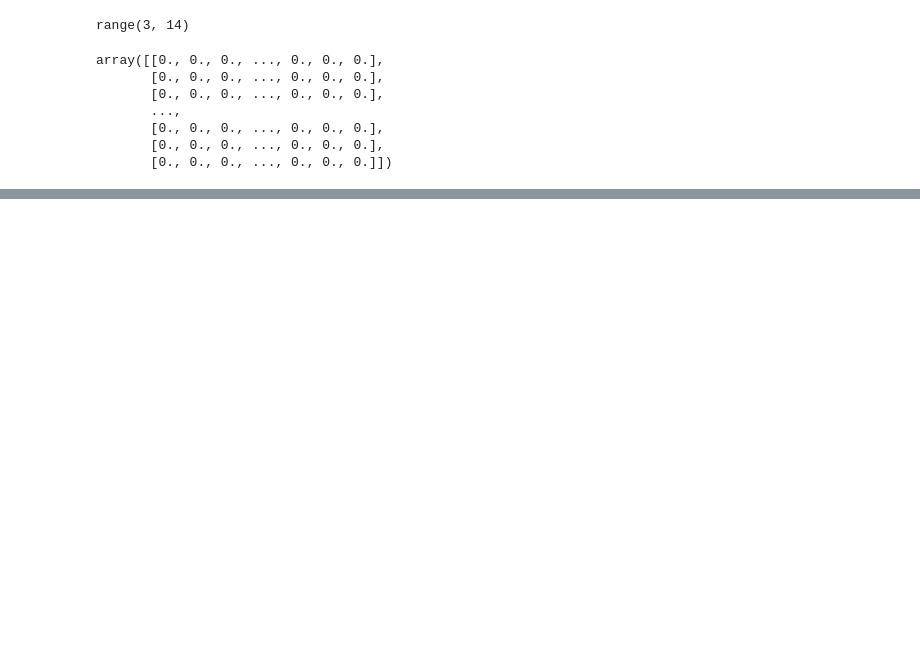
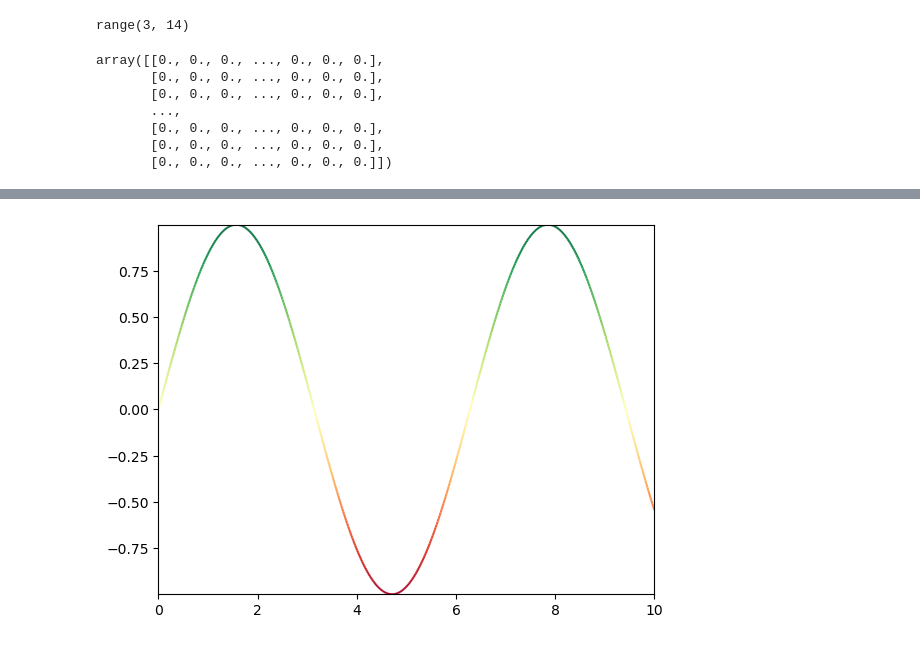
Before and after one commit to jamesterryxu/oklahoma-wind-turbine, a Jupyter notebook: python/das-eda.ipynb, the cells around one changed output, grey strips where cells are left out. Drawn from its saved outputs; the diff is of its cells as text; code cells hidden in the pictures; blank space fills up the shorter version.

```diff
--- a/python/das-eda.ipynb
+++ b/python/das-eda.ipynb
@@ -129,0 +133,33 @@ testing.plotting_all_phases(channel=38)
+# %%
+import numpy as np
+import matplotlib.pyplot as plt
+from matplotlib.collections import LineCollection
+
+# Generate some data
+time = np.linspace(0, 10, 500)
+time_series = np.sin(time)
+
+# Create a set of line segments
+points = np.array([time, time_series]).T.reshape(-1, 1, 2)
+segments = np.concatenate([points[:-1], points[1:]], axis=1)
+
+# Calculate color values
+cmap = plt.get_cmap('RdYlGn')  # Red-Yellow-Green colormap
+norm = plt.Normalize(time_series.min(), time_series.max())
+colors = cmap(norm(time_series))
+
+# Create a line collection
+lc = LineCollection(segments, colors=colors)
+
+# Create the figure and add the line collection
+fig, ax = plt.subplots()
+ax.add_collection(lc)
+
+# Set the limits of the plot
+ax.set_xlim(time.min(), time.max())
+ax.set_ylim(time_series.min(), time_series.max())
+
+# Show the plot
+plt.show()
+# %% [output]
+[figure, added]
```
Also changed, not shown: parts of 22 cells of this notebook, 1 other file.
